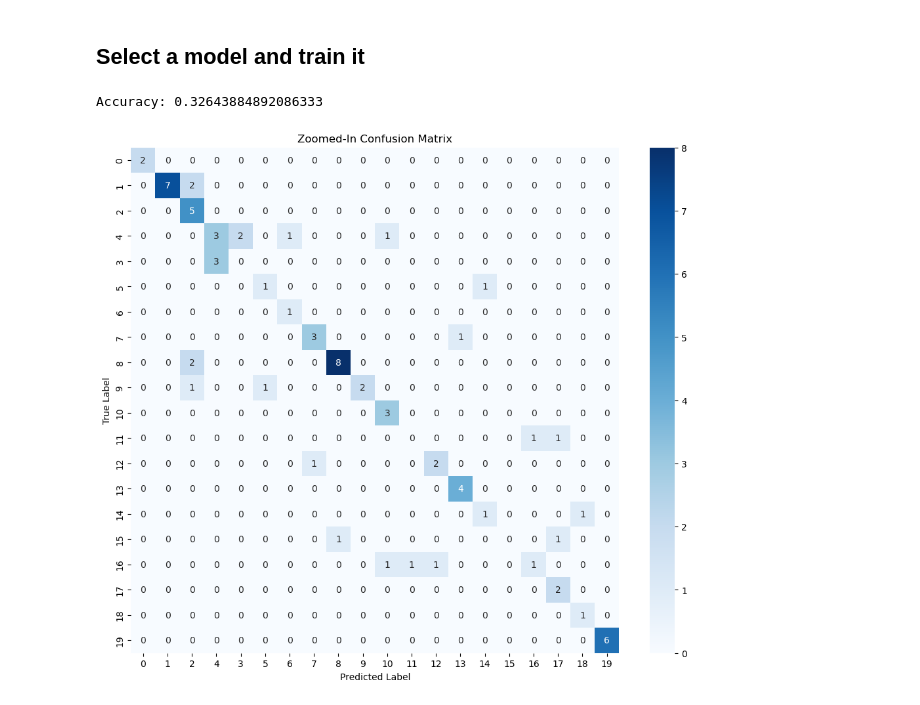
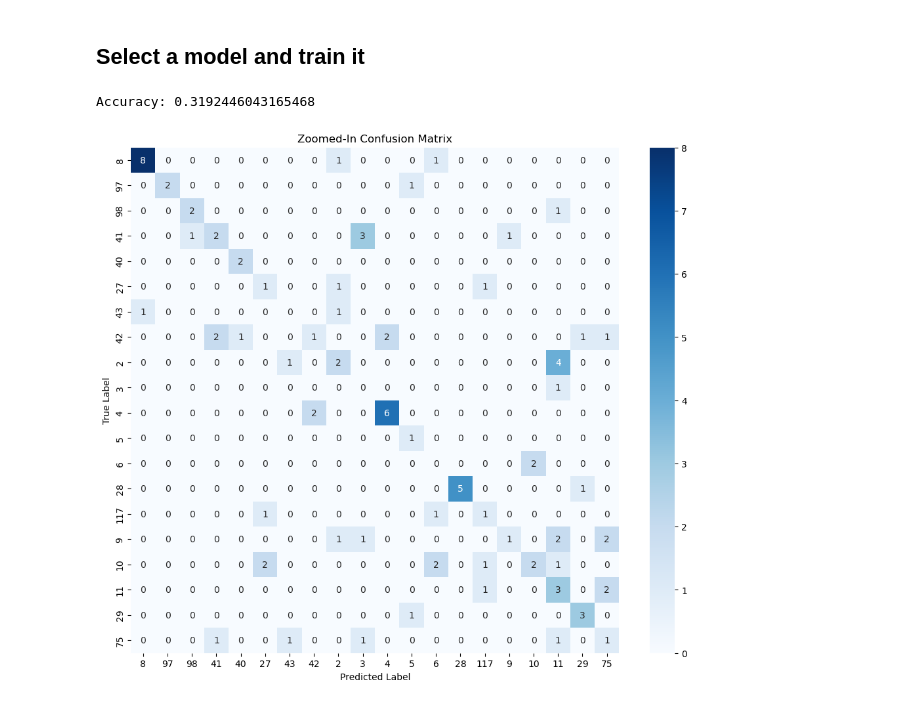
Before and after one commit to Bram-code/beer-suggestions, a Jupyter notebook: model-training.ipynb, the cells around one changed output. Saved outputs shown, nothing was run; the diff lists cells and outputs as text; code cells hidden in the pictures.

Commit message:
changed training goal and visualised data more

```diff
--- a/model-training.ipynb
+++ b/model-training.ipynb
@@ -65,14 +74,11 @@ plt.show()
 df['IBU'] = (df['Min IBU'] + df['Max IBU']) / 2
 df = df.drop(['Min IBU', 'Max IBU'], axis=1)
 df = df.dropna()
-
-label_encoder = LabelEncoder()
-df['Style'] = label_encoder.fit_transform(df['Style'])
 # %% [markdown]
 ## Finalize the data
 # %%
 #select the target
-y = df['Style']
+y = df['Style Key']
 
 #select what you give as input
 X = df[["Astringency", "Body", "Alcohol", "Bitter", "Sweet", "Sour", "Salty", "Fruits", "Hoppy", "Spices", "Malty"]]
@@ -80,39 +86,36 @@ X = df[["Astringency", "Body", "Alcohol", "Bitter", "Sweet", "Sour", "Salty", "F
 X_train, X_test, y_train, y_test = train_test_split(X, y, test_size=0.2, random_state=42)
 # %% [markdown]
 ## Select a model and train it
+# %%
+from sklearn.ensemble import RandomForestClassifier
+from sklearn.metrics import accuracy_score, confusion_matrix
+
+model = RandomForestClassifier()
+
+model.fit(X_train, y_train)
+
+y_pred = model.predict(X_test)
+
+accuracy = accuracy_score(y_test, y_pred)
+
+print(f'Accuracy: {accuracy}')
+# %% [output]
+Accuracy: 0.3192446043165468
 # %%
-from sklearn.ensemble import RandomForestClassifier
-from sklearn.metrics import accuracy_score, confusion_matrix
-
-model = RandomForestClassifier()
-
-model.fit(X_train, y_train)
-
-y_pred = model.predict(X_test)
-
-accuracy = accuracy_score(y_test, y_pred)
-
-print(f'Accuracy: {accuracy}')
-
-# Compute confusion matrix
 conf_matrix = confusion_matrix(y_test, y_pred)
 
-# Define a range of indices to zoom into (e.g., first 20 classes)
 start_index = 0
 end_index = 20
 
-# Slice the confusion matrix to zoom in
 conf_matrix_zoomed = conf_matrix[start_index:end_index, start_index:end_index]
 
-# Plot heatmap for zoomed-in matrix
 plt.figure(figsize=(12, 10))
 sns.heatmap(conf_matrix_zoomed, annot=True, fmt='d', cmap='Blues',
-            xticklabels=df['Style'].unique()[start_index:end_index],
-            yticklabels=df['Style'].unique()[start_index:end_index])
+            xticklabels=df['Style Key'].unique()[start_index:end_index],
+            yticklabels=df['Style Key'].unique()[start_index:end_index])
 plt.xlabel('Predicted Label')
 plt.ylabel('True Label')
 plt.title('Zoomed-In Confusion Matrix')
 plt.show()
 # %% [output]
-Accuracy: 0.32643884892086333
-[figure, old version]
+[figure, new version]
```
Also changed, not shown: parts of 1 cell of this notebook.
